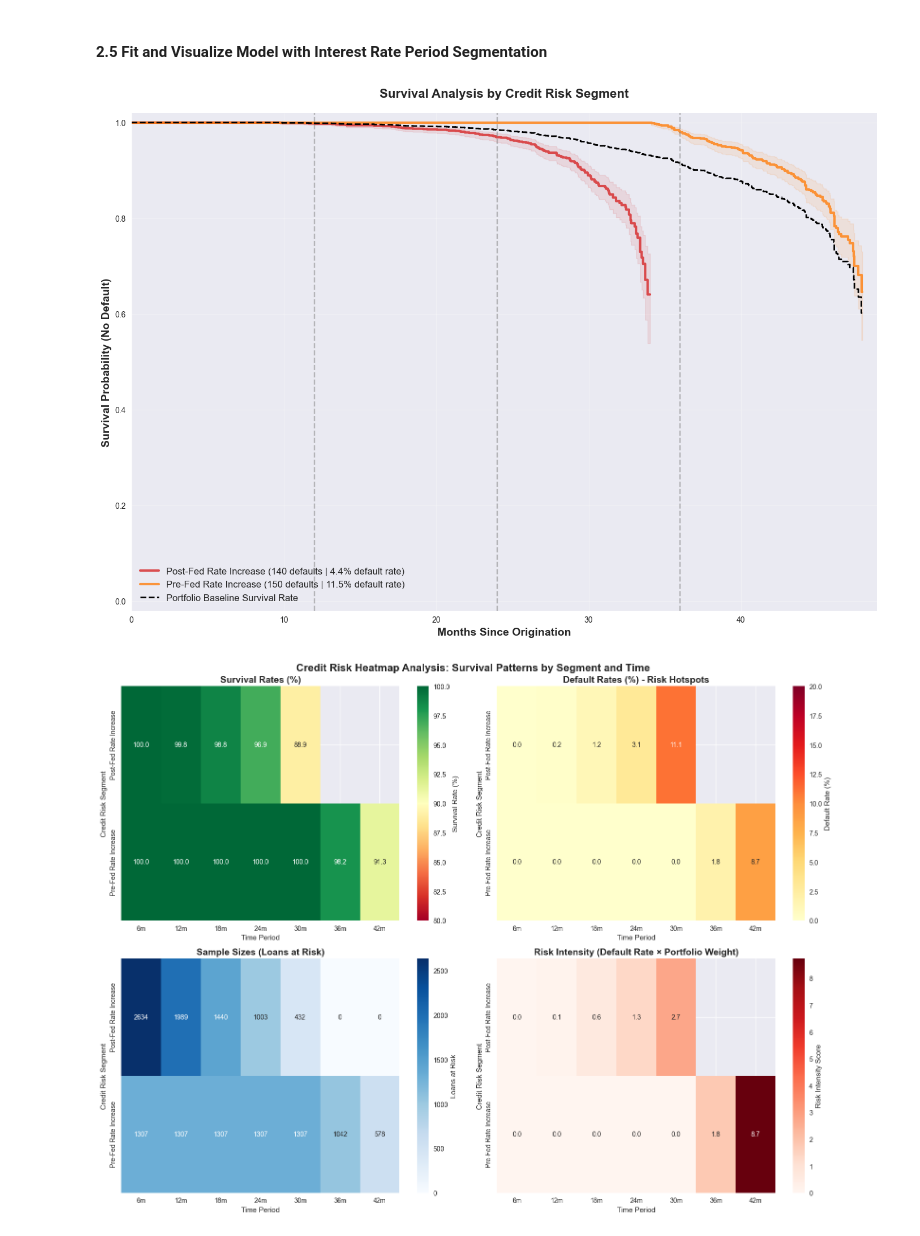
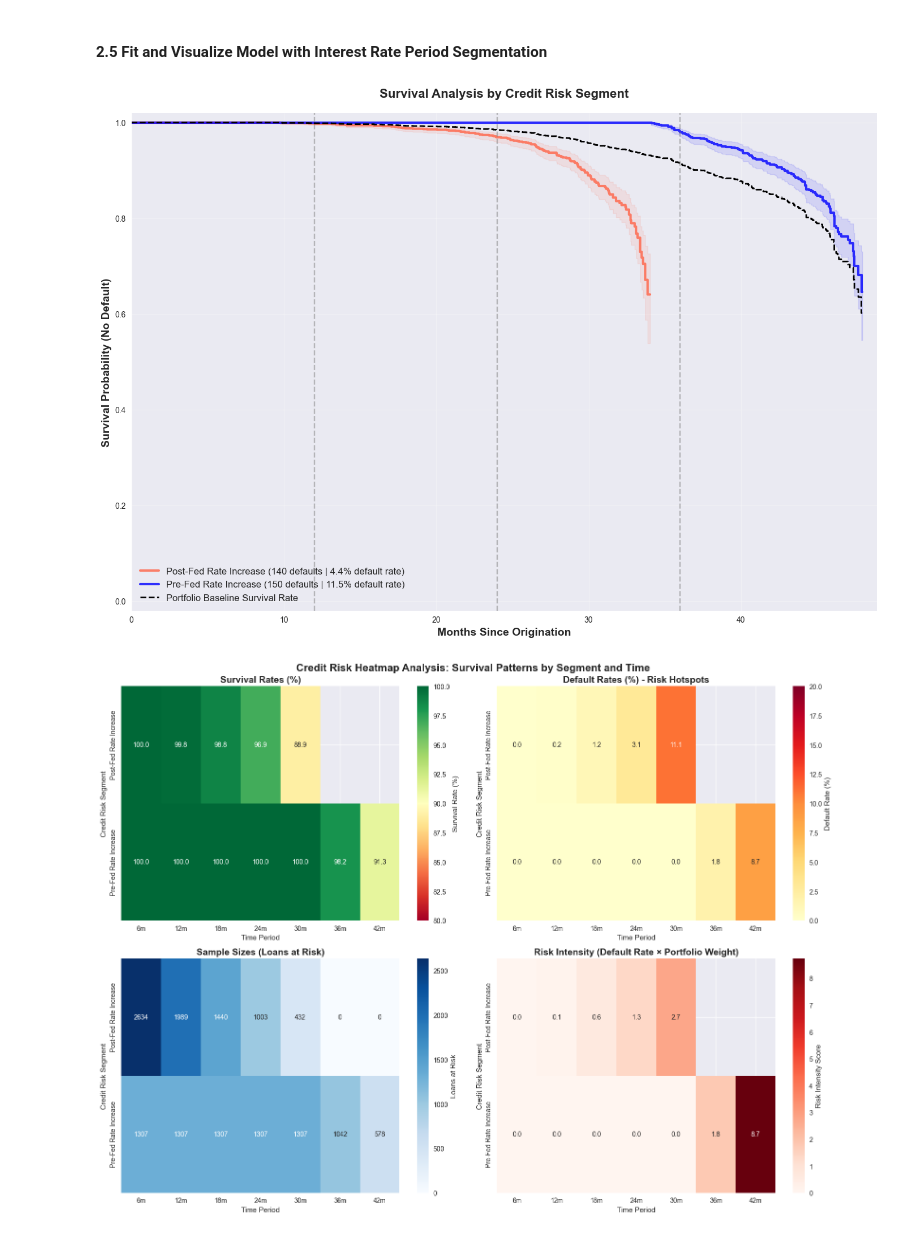
Before and after one commit to imoore99/SURVIVAL_RATE_ANALYSIS, a Jupyter notebook: SURVIVAL_RATE_ANALYSIS.ipynb, the cells around one changed output. Drawn from its saved outputs; the diff is of its cells as text; code cells hidden in the pictures.

```diff
--- a/SURVIVAL_RATE_ANALYSIS.ipynb
+++ b/SURVIVAL_RATE_ANALYSIS.ipynb
@@ -362,7 +362,7 @@ def risk_segment_credit_analysis(survival_data):
 
     return segmented_table
 # %%
-def create_segmented_survival_analysis(survival_data, segments, segment_col, kmf_baseline):
+def create_segmented_survival_analysis(survival_data, segments, segment_col, colors, kmf_baseline):
     """
     Create survival analysis by credit score segments
     Focus on clean business insights
@@ -372,7 +372,7 @@ def create_segmented_survival_analysis(survival_data, segments, segment_col, kmf
     #segments = ['Subprime', 'Near-Prime', 'Prime', 'Super-Prime']
 
     # Colors for business presentation (red to green, worst to best risk)
-    colors = ['#d62728', '#ff7f0e', '#2ca02c', '#1f77b4']  # Red, Orange, Green, Blue
+    #colors = ['#d62728', '#ff7f0e', '#2ca02c', '#1f77b4']  # Red, Orange, Green, Blue
 
     # Storage for results
     segment_results = {}
@@ -914,10 +880,11 @@ Commentary
 # %%
 segments = survival_data['rate_status'].unique()
 segment_col = 'rate_status'
+colors = ['tomato', 'blue']
 # %%
-segmented_survival_analysis = create_segmented_survival_analysis(survival_data, segments, segment_col, kmf)
+segmented_survival_analysis = create_segmented_survival_analysis(survival_data, segments, segment_col, colors, kmf)
 # %% [output]
-[figure, old version]
+[figure, new version]
 # %%
 survival_df, default_df, sample_df = create_survival_heatmap_data(survival_data, segments, segment_col)
 survival_heatmaps = plot_survival_heatmaps(survival_df, default_df, sample_df)
```
Also changed, not shown: parts of 23 cells of this notebook.
